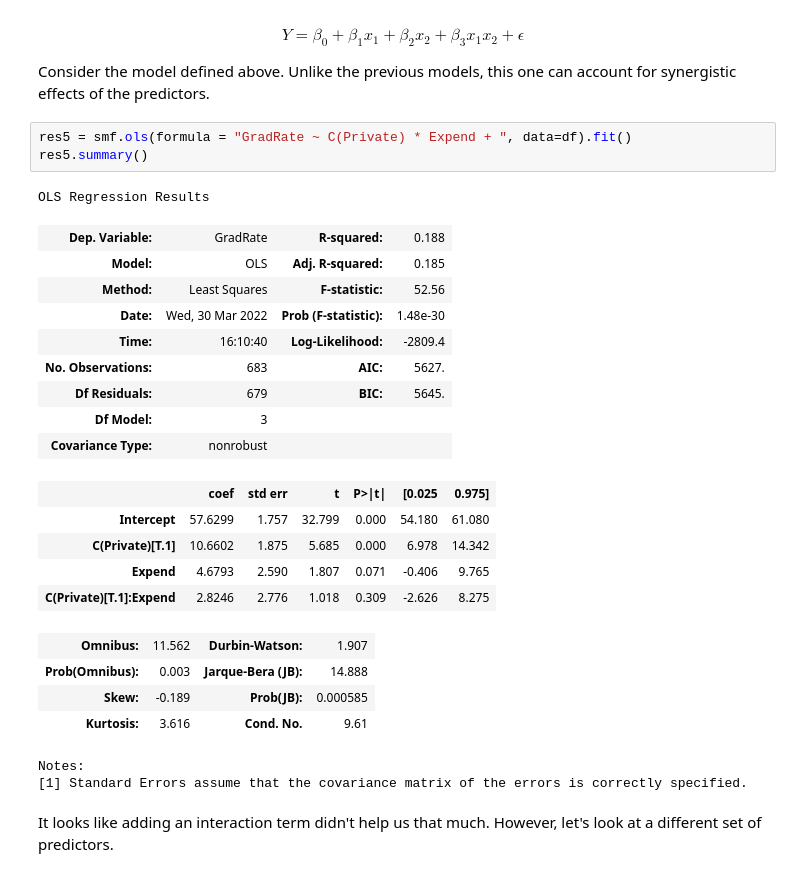
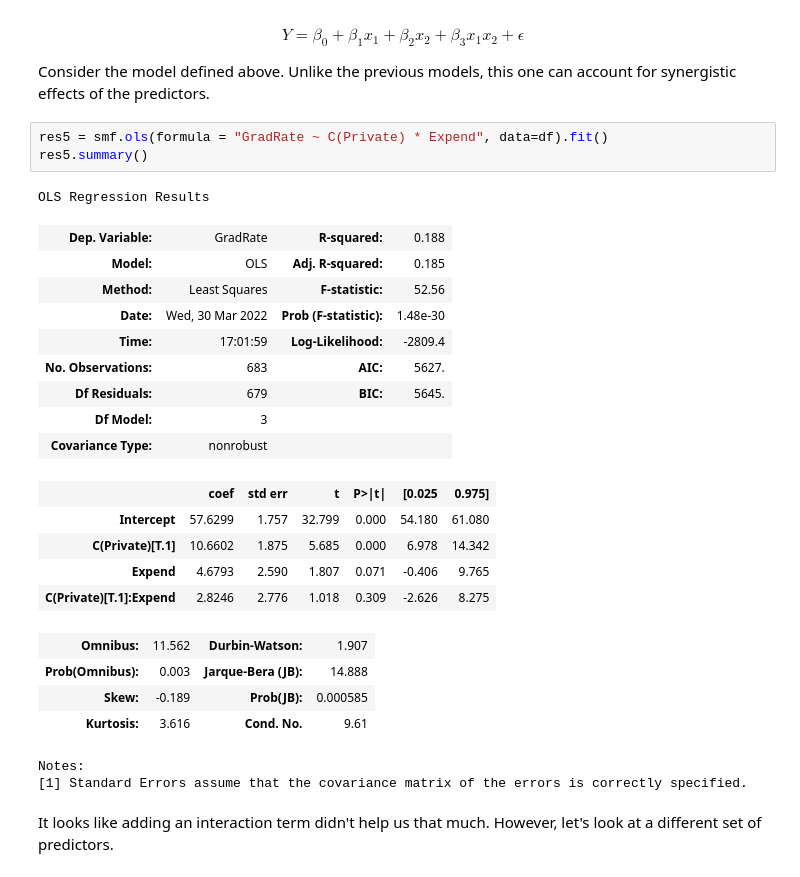
Before and after one commit to techimmersionweek22/data-science, a Jupyter notebook: ds.ipynb, the cells around one changed output. Cells and saved outputs as stored; diff of their text form.

```diff
--- a/ds.ipynb
+++ b/ds.ipynb
@@ -445,15 +452,15 @@ $$Y = \beta_0 + \beta_1 x_1 + \beta_2 x_2 + \beta_3 x_1 x_2 + \epsilon$$
 
 Consider the model defined above. Unlike the previous models, this one can account for synergistic effects of the predictors.
 # %%
-res5 = smf.ols(formula = "GradRate ~ C(Private) * Expend + ", data=df).fit()
+res5 = smf.ols(formula = "GradRate ~ C(Private) * Expend", data=df).fit()
 res5.summary()
 # %% [output]
 OLS Regression Results
 | Dep. Variable: | GradRate | R-squared: | 0.188 |
 | Model: | OLS | Adj. R-squared: | 0.185 |
 | Method: | Least Squares | F-statistic: | 52.56 |
 | Date: | Wed, 30 Mar 2022 | Prob (F-statistic): | 1.48e-30 |
-| Time: | 16:10:40 | Log-Likelihood: | -2809.4 |
+| Time: | 17:01:59 | Log-Likelihood: | -2809.4 |
 | No. Observations: | 683 | AIC: | 5627. |
 | Df Residuals: | 679 | BIC: | 5645. |
 | Df Model: | 3 |  |  |
```
Also changed, not shown: parts of 27 cells of this notebook, 1 other file.
